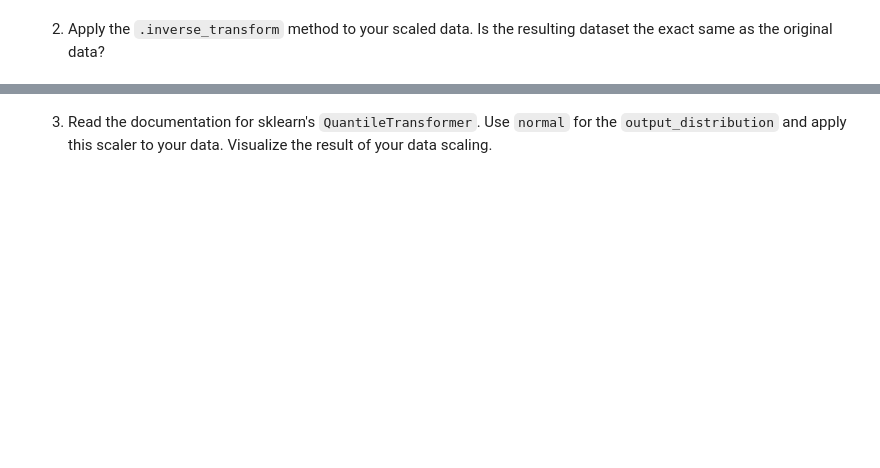
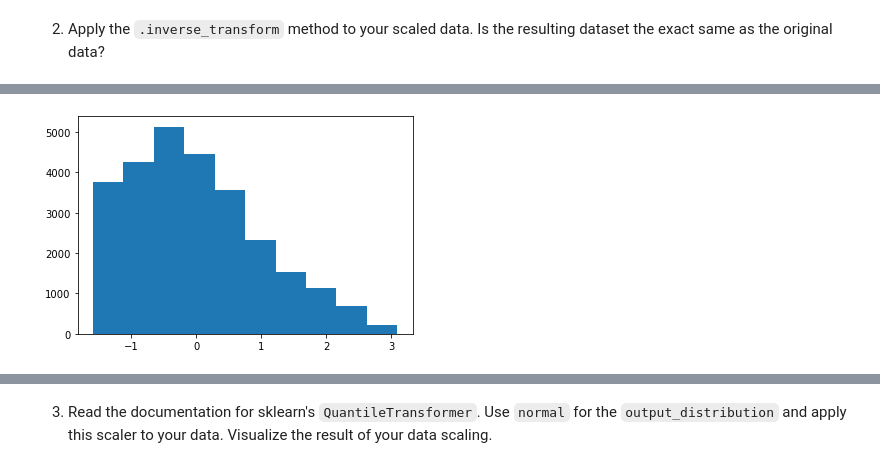
Before and after one commit to Jared-Godar/regression-exercises, a Jupyter notebook: scaling.ipynb, the cells around one changed output, grey strips where cells are left out. Saved outputs shown, nothing was run; the diff lists cells and outputs as text; code cells hidden in the pictures; blank space fills up the shorter version.

```diff
--- a/scaling.ipynb
+++ b/scaling.ipynb
@@ -408,0 +522,4 @@ zillo_test_scaled.isna().sum()
+# %%
+plt.hist(zillo_train_scaled.home_value_scaled);
+# %% [output]
+[figure, added]
```
Also changed, not shown: parts of 26 cells of this notebook, 6 other files.
